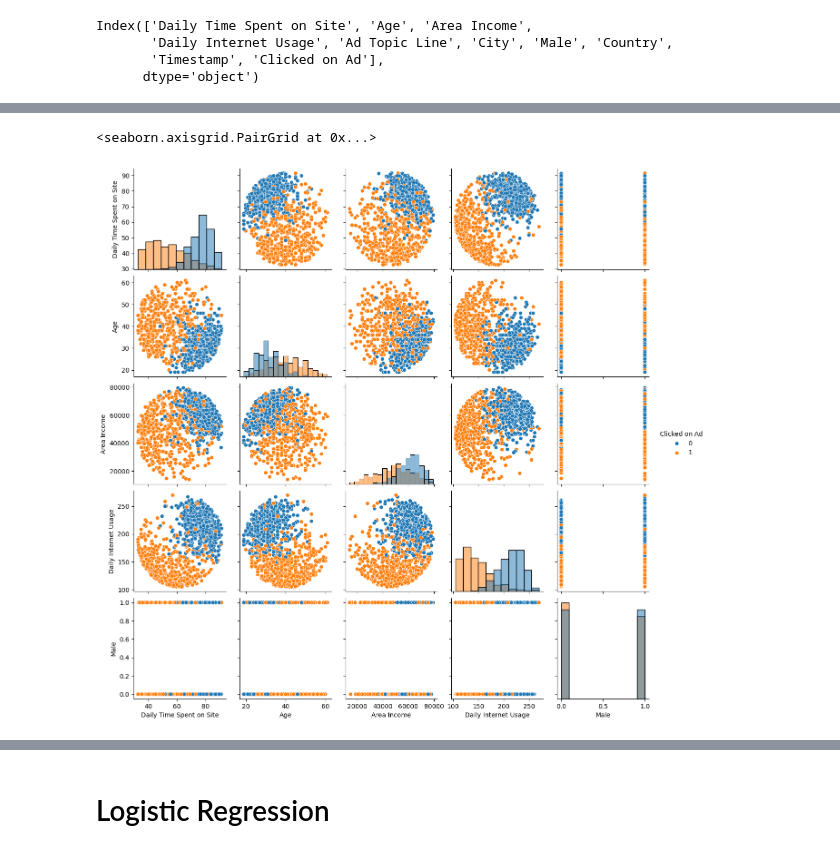
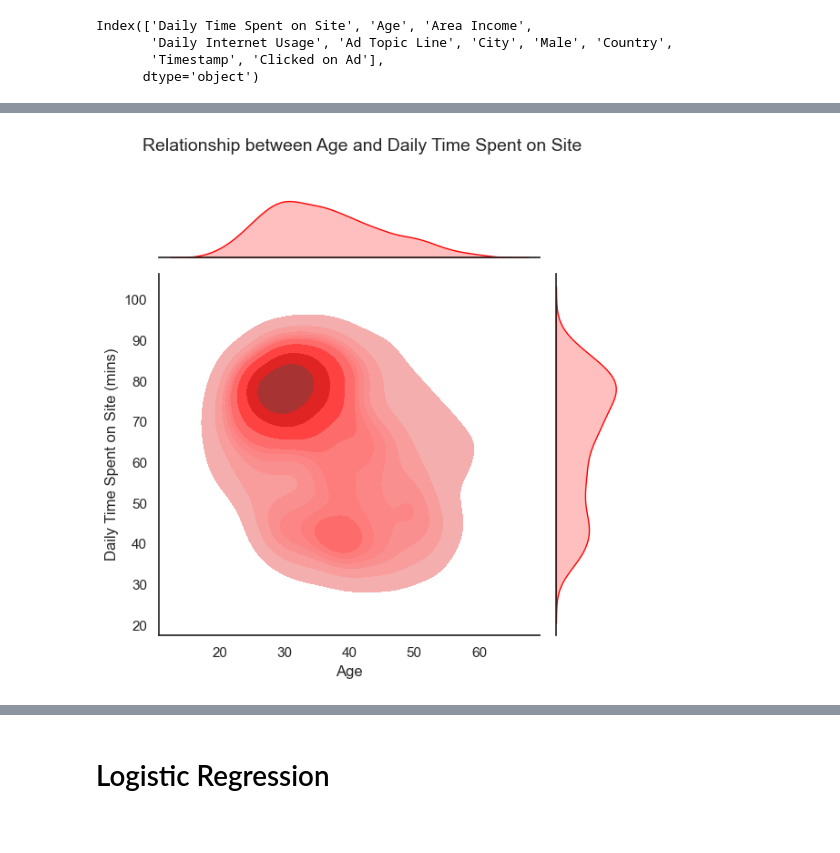
Before and after one commit to LouMeziere/Logistic-Regression-Project, a Jupyter notebook: 02-Logistic Regression Project.ipynb, the cells around one changed output, grey strips where cells are left out. Drawn from its saved outputs; the diff is of its cells as text; code cells hidden in the pictures.

```diff
--- a/02-Logistic Regression Project.ipynb
+++ b/02-Logistic Regression Project.ipynb
@@ -86,5 +121,17 @@ sns.jointplot(data=ad_data, x='Daily Time Spent on Site', y='Daily Internet Usag
-# %%
-sns.pairplot(data=ad_data, hue='Clicked on Ad', diag_kind='hist')
-# %% [output]
-<seaborn.axisgrid.PairGrid at 0x...>
-[figure, removed]
+# %%
+# Create a joint plot to visualize the relationship between Age and Daily Time Spent on Site
+joint = sns.jointplot(data=ad_data, x='Age', y='Daily Time Spent on Site', kind='kde',
+                      color='red', fill=True)
+
+# Customize plot elements
+joint.figure.suptitle('Relationship between Age and Daily Time Spent on Site', fontsize=14, y=1.02)  # Adjust title position
+joint.ax_joint.set_xlabel('Age', fontsize=12)
+joint.ax_joint.set_ylabel('Daily Time Spent on Site (mins)', fontsize=12)
+
+# Adjust layout to prevent overlap of title with plot
+plt.tight_layout()
+
+# Display the plot
+plt.show()
+# %% [output]
+[figure, added]
```
Also changed, not shown: parts of 23 cells of this notebook.
